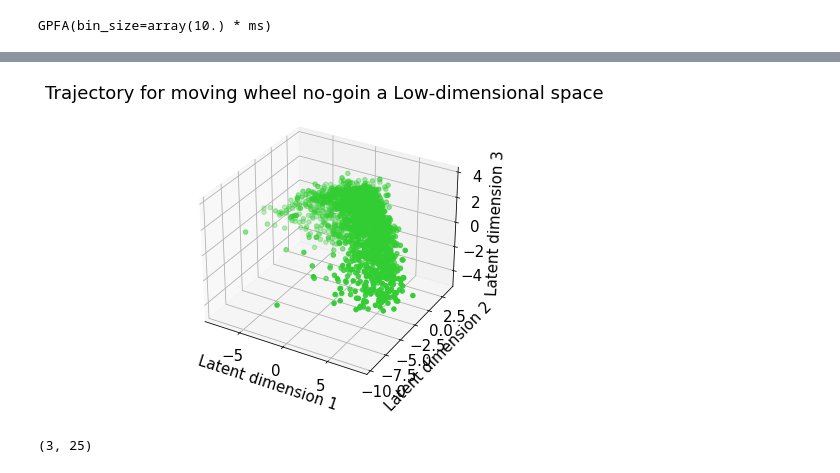
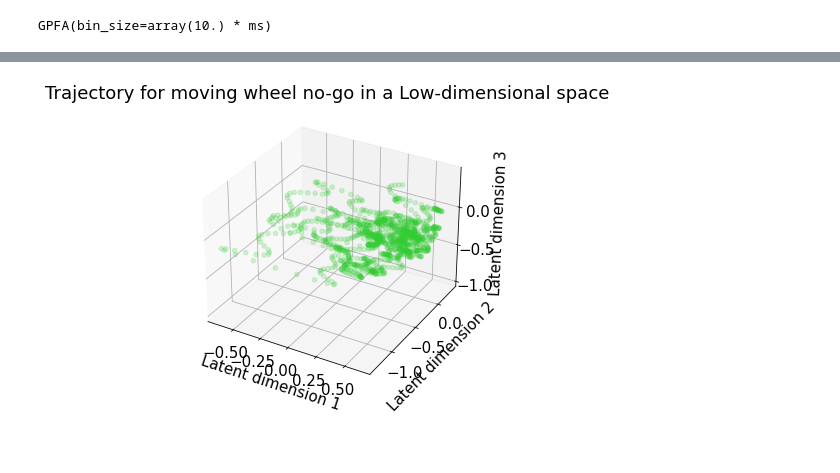
Before and after one commit to Enormous-Ferrets/steinmetz-analysis, a Jupyter notebook: himanshu/GPFA_visulation.ipynb, the cells around one changed output, grey strips where cells are left out. Drawn from its saved outputs; the diff is of its cells as text; code cells hidden in the pictures.

```diff
--- a/himanshu/GPFA_visulation.ipynb
+++ b/himanshu/GPFA_visulation.ipynb
@@ -125,7 +79,0 @@ for single_trial_trajectory in trajectories_nogo:
-# %%
-single_trial_trajectory = trajectories_left[0]
-plt.scatter(single_trial_trajectory[0], single_trial_trajectory[1], c='blue')
-
-single_trial_trajectory = trajectories_right[0]
-plt.scatter(single_trial_trajectory[0,0:12], single_trial_trajectory[1,0:12], c='red')
-#print(single_trial_trajectory )
@@ -135,5 +80,5 @@ plt.scatter(single_trial_trajectory[0,0:12], single_trial_trajectory[1,0:12], c=
 # %%
-from elephant.gpfa import GPFA
+from elephant.gpfa.gpfa import GPFA
 
 
 # specify fitting parameters
@@ -141,7 +86,7 @@ bin_size = 10.0*pq.ms
 latent_dimensionality = 3
 gpfa_3dim = GPFA(bin_size=bin_size, x_dim=latent_dimensionality)
 
-gpfa_3dim.fit(spike_trains)
+gpfa_3dim.fit(spike_trains[:trials//3])
 # %% [output]
 Initializing parameters using factor analysis...
 
@@ -179,8 +124,7 @@ ax.set_xlabel('Latent dimension 1')
 ax.set_ylabel('Latent dimension 2')
 ax.set_zlabel('Latent dimension 3')
 
-for single_trial_trajectory in trajectories_left:
+for single_trial_trajectory in trajectories_left[:10]:
     sixe=len(single_trial_trajectory[0])
-    ax.scatter(single_trial_trajectory[0], single_trial_trajectory[1],single_trial_trajectory[2], c='blue')
-ax.plot(average_trajectory_left[0], average_trajectory_left[1],average_trajectory_left[2], c='yellow')
+    ax.scatter(single_trial_trajectory[0], single_trial_trajectory[1],single_trial_trajectory[2], c='blue',alpha=0.3)
 # %% [output]
@@ -189,12 +132,14 @@ ax.plot(average_trajectory_left[0], average_trajectory_left[1],average_trajector
 # %%
-fig = plt.figure()
-ax = Axes3D(fig)
+print(type(trajectories_left),trajectories_left)
 
-ax.set_title(f'Trajectory for moving wheel left to right in a Low-dimensional space ')
-ax.set_xlabel('Latent dimension 1')
-ax.set_ylabel('Latent dimension 2')
-ax.set_zlabel('Latent dimension 3')
+fname="Session_Trajectory4.txt"
+fhand=open(fname,'w')
+for line in trajectories_left:
+        np.savetxt(fhand,line)
 
-for single_trial_trajectory in trajectories_right:
-    ax.scatter(single_trial_trajectory[0], single_trial_trajectory[1],single_trial_trajectory[2], c='red')
+fhand.write("\n")
+for line in trajectories_right:
+        np.savetxt(fhand,line)
+
+fhand.close()
 # %% [output]
@@ -202,17 +163,13 @@ for single_trial_trajectory in trajectories_right:
 # %%
 fig = plt.figure()
 ax = Axes3D(fig)
 
-ax.set_title(f'Trajectory for moving wheel no-goin a Low-dimensional space ')
+ax.set_title(f'Trajectory for moving wheel no-go in a Low-dimensional space ')
 ax.set_xlabel('Latent dimension 1')
 ax.set_ylabel('Latent dimension 2')
 ax.set_zlabel('Latent dimension 3')
 
-for single_trial_trajectory in trajectories_nogo:
-    ax.scatter(single_trial_trajectory[0], single_trial_trajectory[1],single_trial_trajectory[2], c='limegreen')
+for single_trial_trajectory in trajectories_nogo[:5]:
+    ax.scatter(single_trial_trajectory[0], single_trial_trajectory[1],single_trial_trajectory[2], c='limegreen',alpha=0.2)
 # %% [output]
-[figure, old version]
+[figure, new version]
-# %%
-single_trial_trajectory.shape
-# %% [output]
-(3, 25)
```
Also changed, not shown: parts of 19 cells of this notebook, 1 other file.
